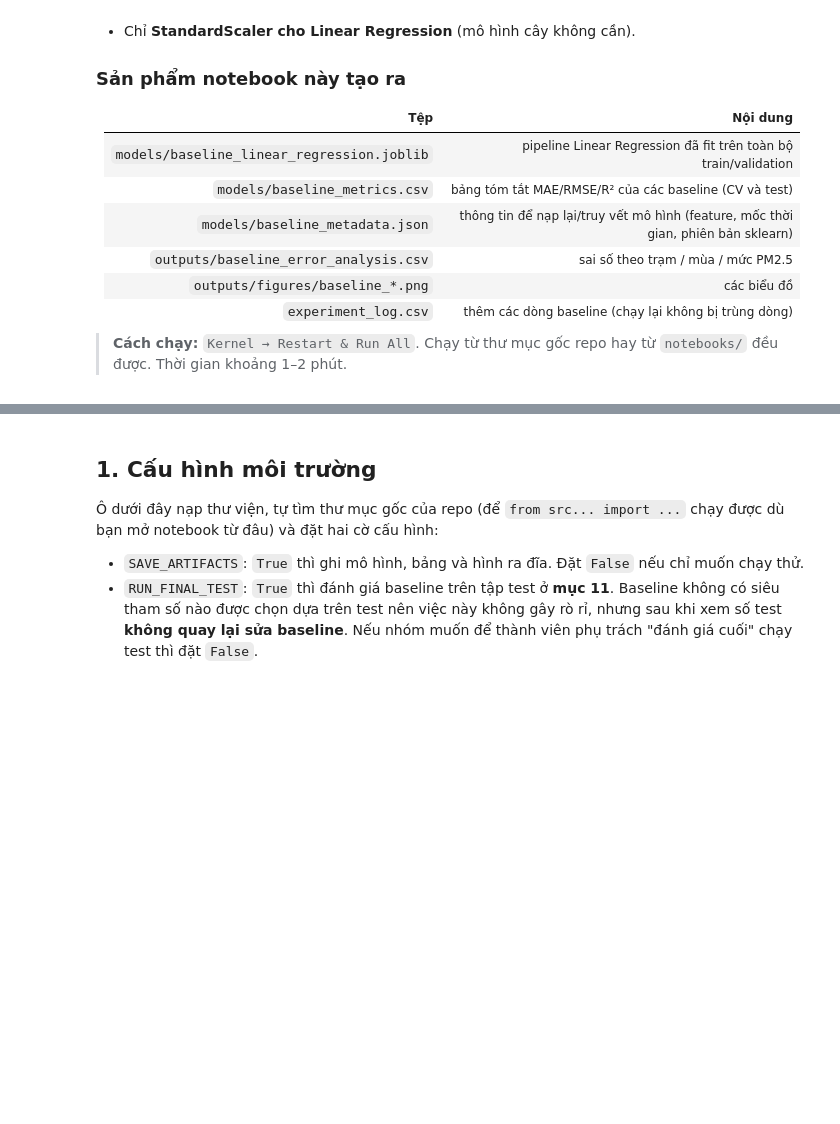
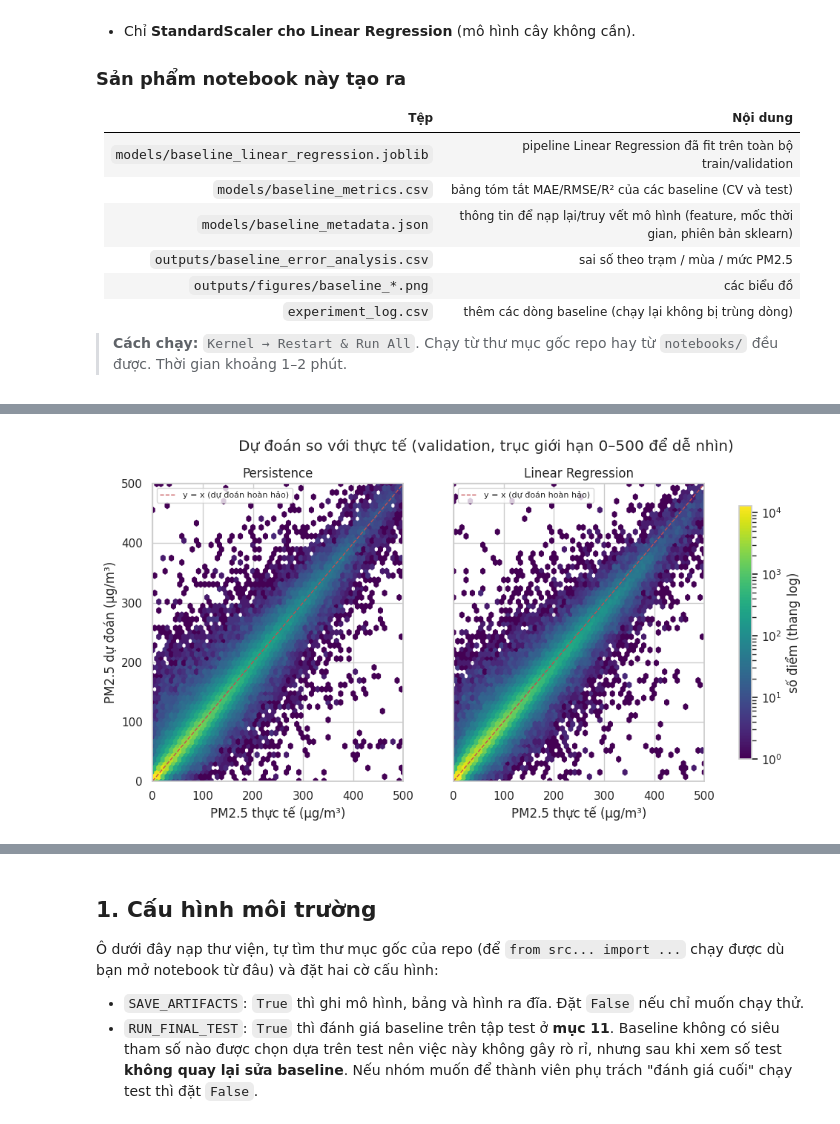
Before and after one commit to bjruly/sgu_finalproject_machinelearning_2026-2027, a Jupyter notebook: notebooks/02_model_training_baseline.ipynb, the cells around one changed output, grey strips where cells are left out. Drawn from its saved outputs; the diff is of its cells as text; code cells hidden in the pictures; blank space fills up the shorter version.

```diff
--- a/notebooks/02_model_training_baseline.ipynb
+++ b/notebooks/02_model_training_baseline.ipynb
@@ -35,0 +633,18 @@ Persistence quan trọng ở chỗ nó trả lời câu hỏi *"mô hình có th
+# %%
+# --- 9.1 Dự đoán vs thực tế ---
+fig, axes = plt.subplots(1, 2, figsize=(12, 5.2), sharex=True, sharey=True)
+for ax, name in zip(axes, MAIN_MODELS):
+    key = PRED_ALL[name]
+    hb = ax.hexbin(oof["y_true"], oof[key], gridsize=60, extent=(0, 500, 0, 500), bins="log", mincnt=1, cmap="viridis")
+    ax.plot([0, 500], [0, 500], "r--", lw=1, label="y = x (dự đoán hoàn hảo)")
+    ax.set_title(name)
+    ax.set_xlabel("PM2.5 thực tế (µg/m³)")
+    ax.set_xlim(0, 500); ax.set_ylim(0, 500)
+    ax.legend(loc="upper left", fontsize=8)
+axes[0].set_ylabel("PM2.5 dự đoán (µg/m³)")
+fig.colorbar(hb, ax=axes, label="số điểm (thang log)", shrink=0.85)
+fig.suptitle("Dự đoán so với thực tế (validation, trục giới hạn 0–500 để dễ nhìn)", y=1.0)
+save_fig(fig, "baseline_pred_vs_actual")
+plt.show()
+# %% [output]
+[figure, added]
```
Also changed, not shown: parts of 54 cells of this notebook.
